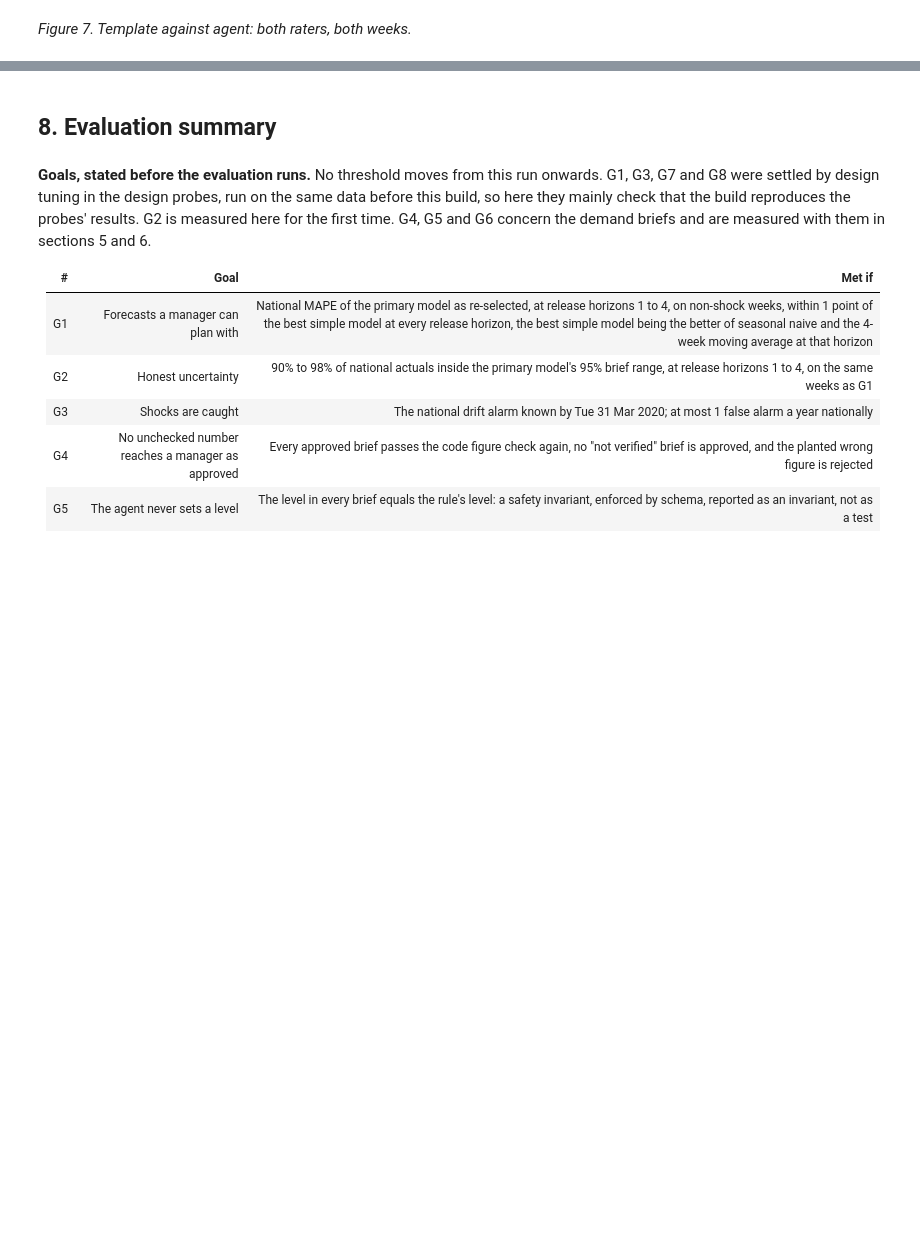
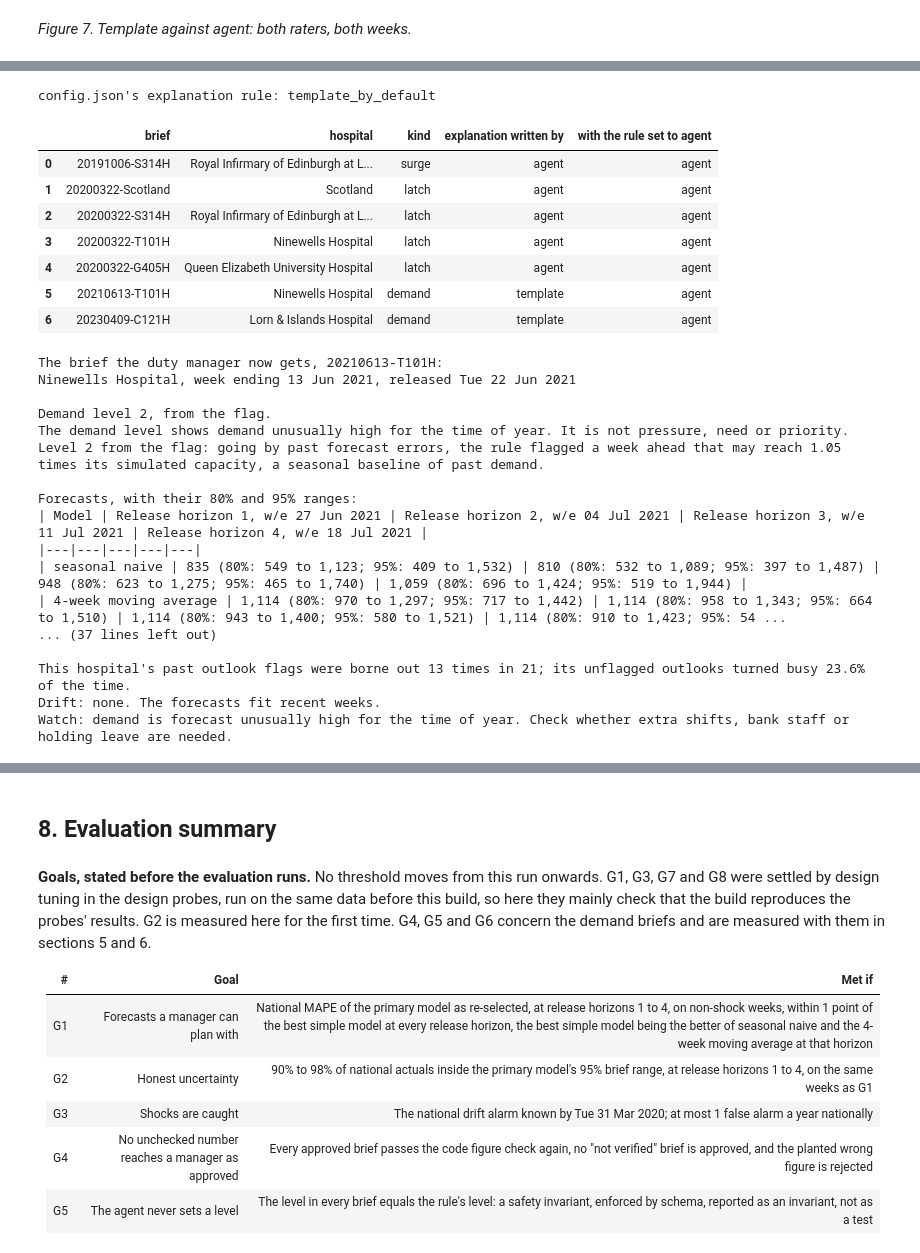
Before and after one commit to PaddyGilliland1/industry-integrated-ai-system-synthesis, a Jupyter notebook: ae_escalation_spot_check.ipynb, the cells around one changed output, grey strips where cells are left out. Drawn from its saved outputs; the diff is of its cells as text; code cells hidden in the pictures; blank space fills up the shorter version.

```diff
--- a/ae_escalation_spot_check.ipynb
+++ b/ae_escalation_spot_check.ipynb
@@ -1970,0 +2021,52 @@ its NOT VERIFIED banner, and the seeded order put the template as Text A in both
+# %%
+# The rule set before the ratings: the comparison failed in the demand
+# week, so the template writes a flag week's explanation and the agent a
+# latched week's. Code fills the template with no model call. The recorded
+# replay set ran the agent on every brief and replays as it ran.
+back = settings.model_copy(update={"explanation": "agent"})
+print("config.json's explanation rule:", settings.explanation)
+display(
+    pd.DataFrame(
+        [
+            {
+                "brief": rp.run_id(e),
+                "hospital": e.name,
+                "kind": e.kind,
+                "explanation written by": tp.explanation_writer(e, settings),
+                "with the rule set to agent": tp.explanation_writer(e, back),
+            }
+            for e in entries
+        ]
+    )
+)
+for e in entries:
+    if tp.explanation_writer(e, settings) == "template":
+        print(f"\nThe brief the duty manager now gets, {rp.run_id(e)}:")
+        print(tp.template_brief(run, e).text())
+# %% [output]
+config.json's explanation rule: template_by_default
+|  | brief | hospital | kind | explanation written by | with the rule set to agent |
+| 0 | 20191006-S314H | Royal Infirmary of Edinburgh at L... | surge | agent | agent |
+| 1 | 20200322-Scotland | Scotland | latch | agent | agent |
+| 2 | 20200322-S314H | Royal Infirmary of Edinburgh at L... | latch | agent | agent |
+| 3 | 20200322-T101H | Ninewells Hospital | latch | agent | agent |
+| 4 | 20200322-G405H | Queen Elizabeth University Hospital | latch | agent | agent |
+| 5 | 20210613-T101H | Ninewells Hospital | demand | template | agent |
+| 6 | 20230409-C121H | Lorn & Islands Hospital | demand | template | agent |
+The brief the duty manager now gets, 20210613-T101H:
+Ninewells Hospital, week ending 13 Jun 2021, released Tue 22 Jun 2021
+
+Demand level 2, from the flag.
+The demand level shows demand unusually high for the time of year. It is not pressure, need or priority.
+Level 2 from the flag: going by past forecast errors, the rule flagged a week ahead that may reach 1.05 times its simulated capacity, a seasonal baseline of past demand.
+
+Forecasts, with their 80% and 95% ranges:
+| Model | Release horizon 1, w/e 27 Jun 2021 | Release horizon 2, w/e 04 Jul 2021 | Release horizon 3, w/e 11 Jul 2021 | Release horizon 4, w/e 18 Jul 2021 |
+|---|---|---|---|---|
+| seasonal naive | 835 (80%: 549 to 1,123; 95%: 409 to 1,532) | 810 (80%: 532 to 1,089; 95%: 397 to 1,487) | 948 (80%: 623 to 1,275; 95%: 465 to 1,740) | 1,059 (80%: 696 to 1,424; 95%: 519 to 1,944) |
+| 4-week moving average | 1,114 (80%: 970 to 1,297; 95%: 717 to 1,442) | 1,114 (80%: 958 to 1,343; 95%: 664 to 1,510) | 1,114 (80%: 943 to 1,400; 95%: 580 to 1,521) | 1,114 (80%: 910 to 1,423; 95%: 54 ...
+... (37 lines left out)
+
+This hospital's past outlook flags were borne out 13 times in 21; its unflagged outlooks turned busy 23.6% of the time.
+Drift: none. The forecasts fit recent weeks.
+Watch: demand is forecast unusually high for the time of year. Check whether extra shifts, bank staff or holding leave are needed.
```
Also changed, not shown: parts of 30 cells of this notebook, 4 other files.
